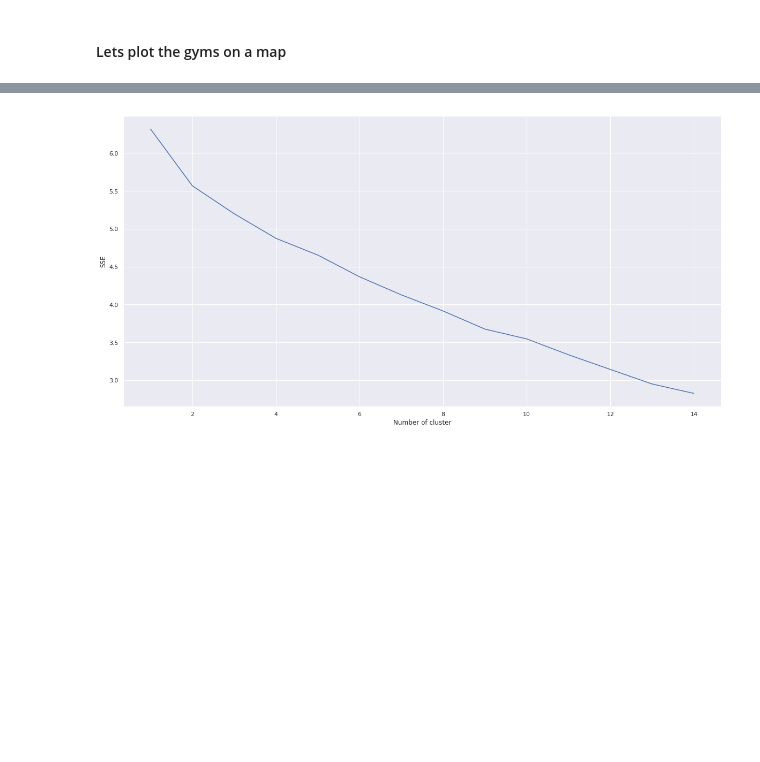
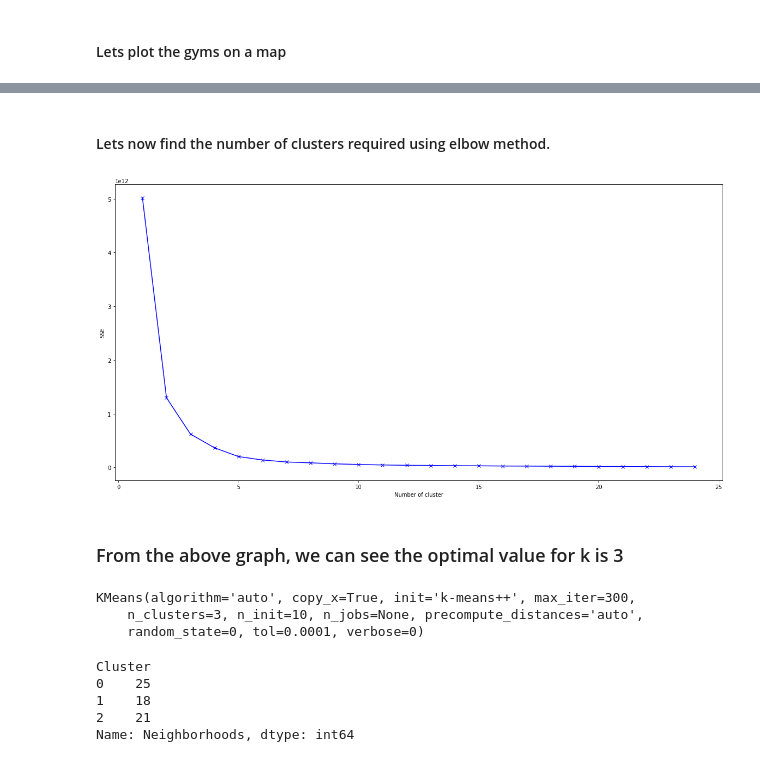
Before and after one commit to utkarshchoubeycs/IBM-Data-Science-Capstone, a Jupyter notebook: Capstone-Final-Project.ipynb, the cells around one changed output, grey strips where cells are left out. Drawn from its saved outputs; the diff is of its cells as text; code cells hidden in the pictures; blank space fills up the shorter version.

```diff
--- a/Capstone-Final-Project.ipynb
+++ b/Capstone-Final-Project.ipynb
@@ -539,0 +502,7 @@ bangalore_grouped.head()
+# %%
+column = ['Neighborhoods','Number of Gyms','Population','AverageIncome']
+cluster_df = pd.DataFrame(columns=column)
+cluster_df['Neighborhoods'] = df['Neighborhoods']
+cluster_df['Population'] = df['Population']
+cluster_df['AverageIncome'] = df['AverageIncome']
+cluster_df.head()
@@ -539,0 +516,10 @@ bangalore_grouped.head()
+# %%
+for i,row in cluster_df.iterrows() :
+    cluster_df.loc[i,'Number of Gyms'] = 0
+
+for idx, row in cluster_df.iterrows() :
+    for idx1,row1 in df_grp_gym.iterrows() :
+        if cluster_df.loc[idx,'Neighborhoods'] == df_grp_gym.loc[idx1,'Neighborhood'] :
+            cluster_df.loc[idx,'Number of Gyms'] = df_grp_gym.loc[idx1,'Number of Gyms']
+
+cluster_df.head()
@@ -540,15 +533,35 @@ bangalore_grouped.head()
+# %% [markdown]
+#### Lets now find the number of clusters required using elbow method.
 # %%
 sse = {}
-for k in range(1,15):
+for k in range(1,32):
     kmeans = KMeans(n_clusters=k,random_state=0)
-    kmeans.fit(bangalore_grouped.drop(columns = ['Neighborhood'],axis=1))
-    bangalore_grouped['Cluster'] = kmeans.labels_
+    kmeans.fit(cluster_df.drop(columns = ['Neighborhoods'],axis=1))
+    cluster_df['Cluster'] = kmeans.labels_
     sse[k] = kmeans.inertia_
-
-plt.figure()
-plt.plot(list(sse.keys()), list(sse.values()))
-plt.xlabel("Number of cluster")
-plt.ylabel("SSE")
-plt.show()
-# %% [output]
-[figure, removed]
+# %%
+plt.figure(figsize=(20,10))
+plt.plot(list(sse.keys()), list(sse.values()),'bx-')
+plt.xlabel("Number of cluster")
+plt.ylabel("SSE")
+plt.show()
+# %% [output]
+[figure, added]
+# %% [markdown]
+### From the above graph, we can see the optimal value for k is 3
+# %%
+kmeans = KMeans(n_clusters=3,random_state=0)
+kmeans.fit(cluster_df.drop('Neighborhoods',axis=1))
+# %% [output]
+KMeans(algorithm='auto', copy_x=True, init='k-means++', max_iter=300,
+    n_clusters=3, n_init=10, n_jobs=None, precompute_distances='auto',
+    random_state=0, tol=0.0001, verbose=0)
+# %%
+cluster_df['Cluster'] = kmeans.labels_
+cluster_df.groupby('Cluster')['Neighborhoods'].count()
+# %% [output]
+Cluster
+0    25
+1    18
+2    21
+Name: Neighborhoods, dtype: int64
```
Also changed, not shown: parts of 30 cells of this notebook.
